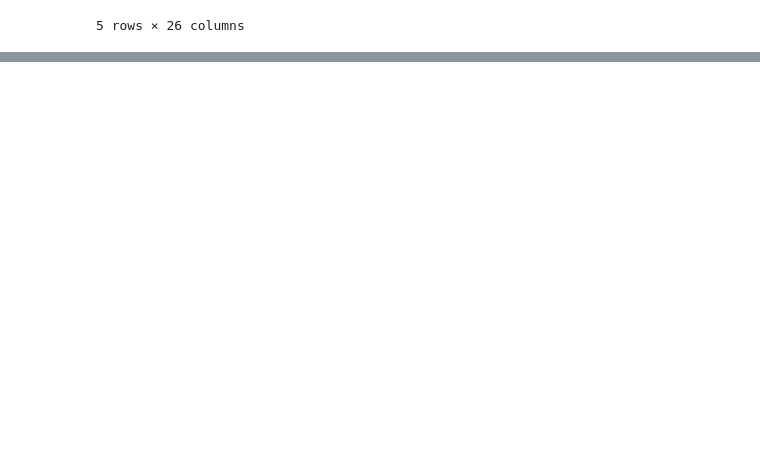
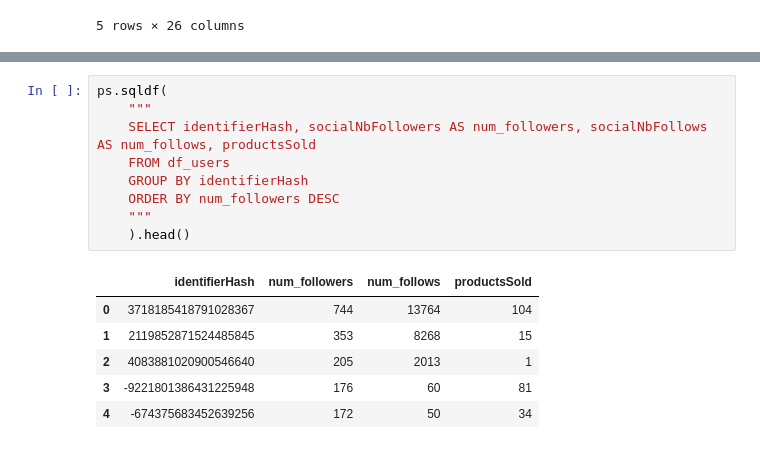
Before and after one commit to FriedaTims-Jansma/E-commerce_SQL, a Jupyter notebook: notebooks/Ecommerce-users-of-a-french-c2c-fashion-store.ipynb, the cells around one changed output, grey strips where cells are left out. Drawn from its saved outputs; the diff is of its cells as text; blank space fills up the shorter version.

```diff
--- a/notebooks/Ecommerce-users-of-a-french-c2c-fashion-store.ipynb
+++ b/notebooks/Ecommerce-users-of-a-french-c2c-fashion-store.ipynb
@@ -37,0 +79,16 @@ df_top_sellers.head()
+# %%
+ps.sqldf(
+    """
+    SELECT identifierHash, socialNbFollowers AS num_followers, socialNbFollows AS num_follows, productsSold
+    FROM df_users
+    GROUP BY identifierHash
+    ORDER BY num_followers DESC
+    """
+    ).head()
+# %% [output]
+|  | identifierHash | num_followers | num_follows | productsSold |
+| 0 | 3718185418791028367 | 744 | 13764 | 104 |
+| 1 | 2119852871524485845 | 353 | 8268 | 15 |
+| 2 | 4083881020900546640 | 205 | 2013 | 1 |
+| 3 | -9221801386431225948 | 176 | 60 | 81 |
+| 4 | -674375683452639256 | 172 | 50 | 34 |
```
Also changed, not shown: parts of 12 cells of this notebook.
